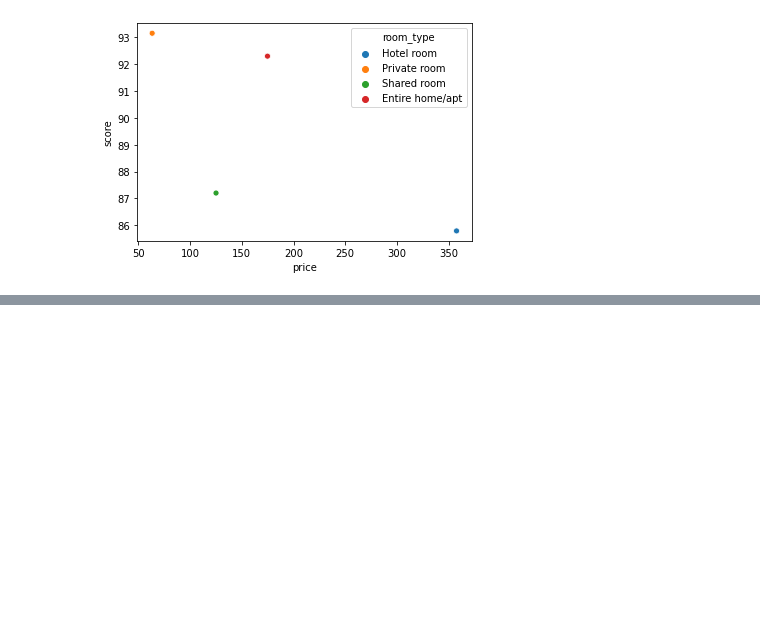
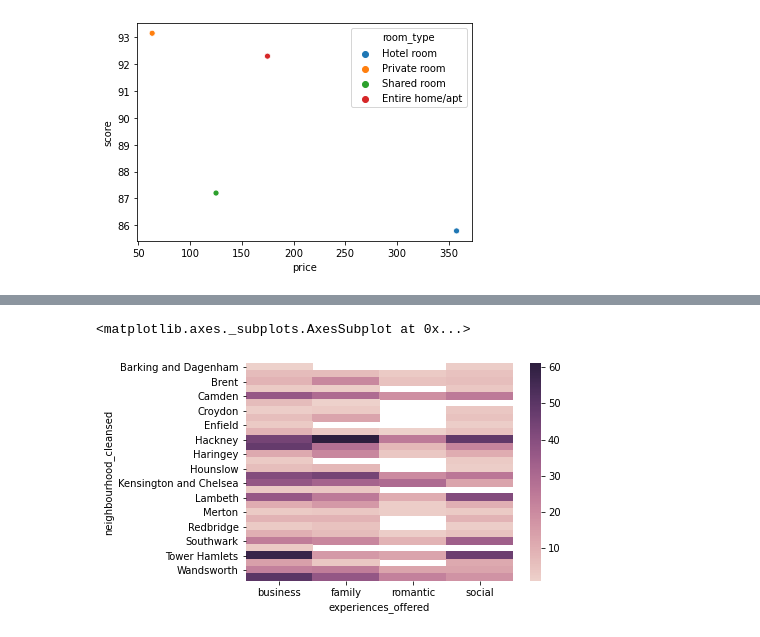
Before and after one commit to AydarZaripov/SQL_project, a Jupyter notebook: SQL_lesson_hw.ipynb, the cells around one changed output, grey strips where cells are left out. Drawn from its saved outputs; the diff is of its cells as text; code cells hidden in the pictures; blank space fills up the shorter version.

```diff
--- a/SQL_lesson_hw.ipynb
+++ b/SQL_lesson_hw.ipynb
@@ -62,0 +94,21 @@ sns.scatterplot(x='price', y='score', data=df3, hue='room_type')
+# %%
+query5="""SELECT
+neighbourhood_cleansed,
+experiences_offered,
+Count(*) AS experiences_count
+FROM ldn_listings
+WHERE experiences_offered != 'none'
+GROUP BY neighbourhood_cleansed,
+experiences_offered
+ORDER BY experiences_count DESC
+LIMIT 100
+"""
+# %%
+df5=ph.read_clickhouse(query5, connection=connection)
+# %%
+df5_1=df5.pivot(index='neighbourhood_cleansed', columns='experiences_offered', values='experiences_count')
+# %%
+sns.heatmap(df5_1, cmap=sns.cubehelix_palette(as_cmap=True))
+# %% [output]
+<matplotlib.axes._subplots.AxesSubplot at 0x...>
+[figure, added]
```
Also changed, not shown: parts of 4 cells of this notebook.
